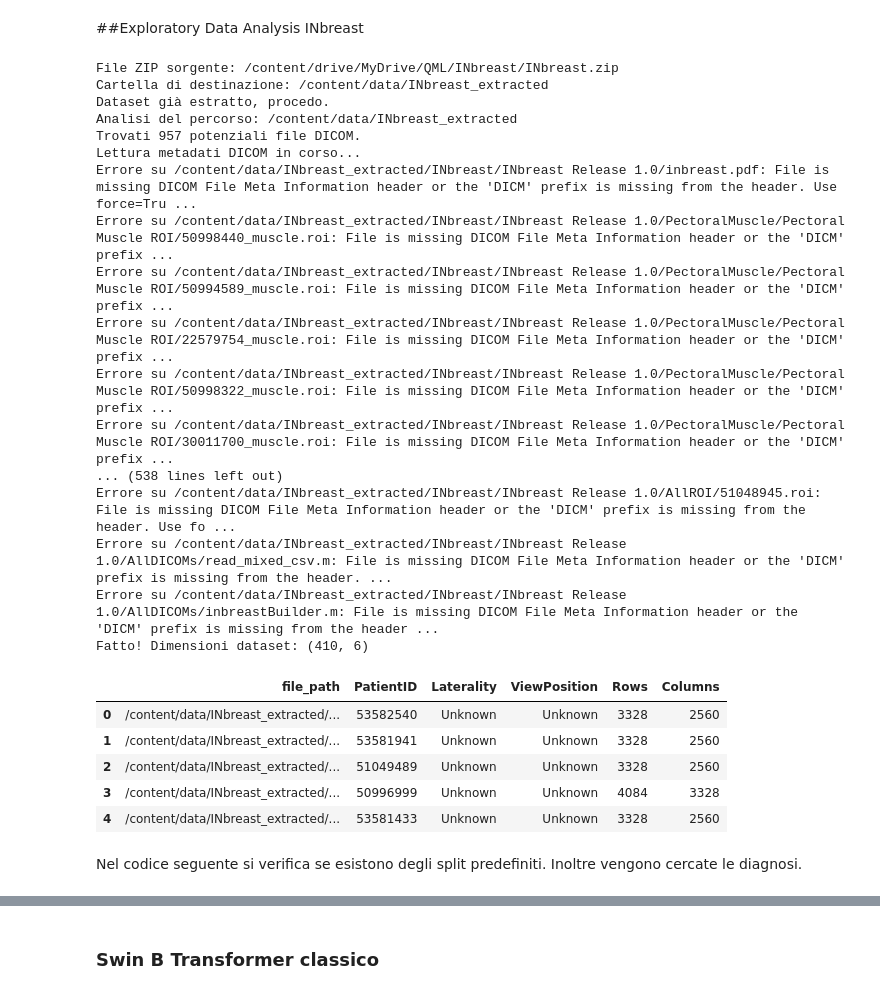
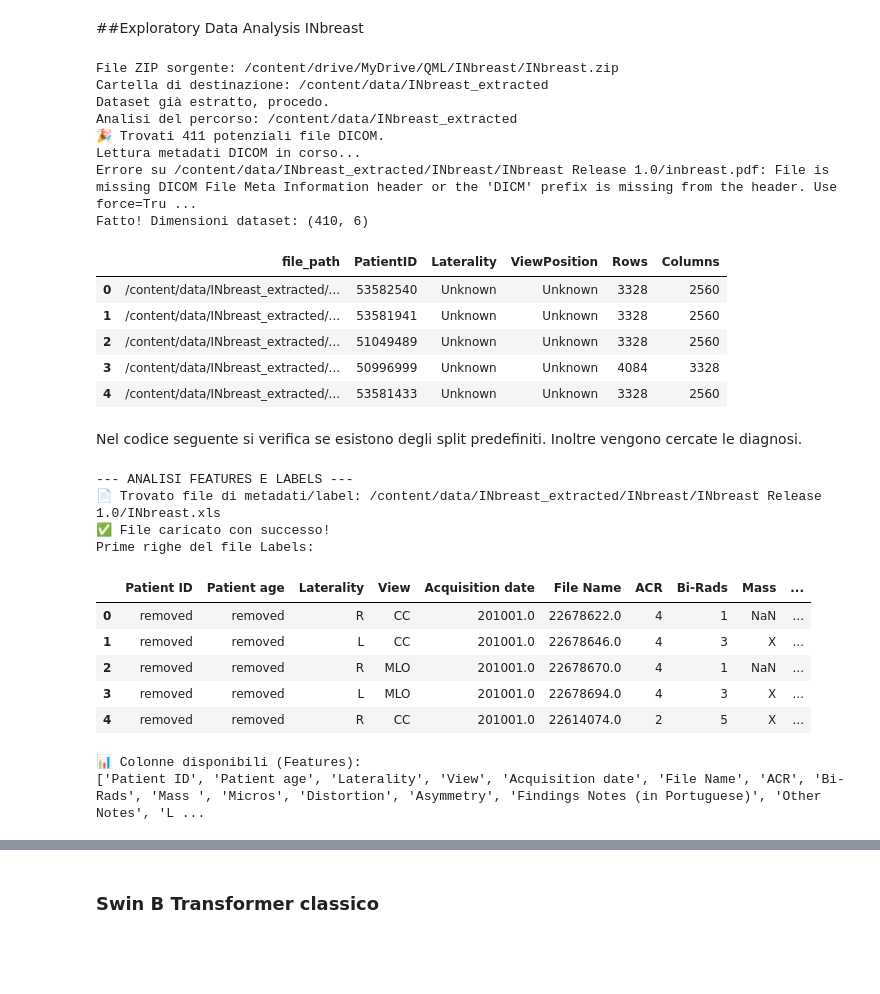
Before and after one commit to Epot12/QML_project, a Jupyter notebook: QML_project.ipynb, the cells around one changed output, grey strips where cells are left out. Drawn from its saved outputs; the diff is of its cells as text; code cells hidden in the pictures; blank space fills up the shorter version.

```diff
--- a/QML_project.ipynb
+++ b/QML_project.ipynb
@@ -60,11 +60,11 @@ print(f"Analisi del percorso: {dataset_root}")
 dicom_files = []
 for root, dirs, files in os.walk(dataset_root):
     for file in files:
-        # Controllo euristico e ignoriamo i file di sistema/macOS
-        if not file.startswith('.') and not file.endswith(('.xls', '.xlsx', '.csv', '.xml', '.txt', '.zip')):
+        # AGGIUNTO: .roi e .m alla lista delle esclusioni
+        if not file.startswith('.') and not file.endswith(('.xls', '.xlsx', '.csv', '.xml', '.txt', '.zip', '.roi', '.m')):
              dicom_files.append(os.path.join(root, file))
 
-print(f"Trovati {len(dicom_files)} potenziali file DICOM.")
+print(f"🎉 Trovati {len(dicom_files)} potenziali file DICOM.")
 
 # 4. Estrazione Metadati
 data_list = []
@@ -106,18 +106,9 @@ File ZIP sorgente: /content/drive/MyDrive/QML/INbreast/INbreast.zip
 Cartella di destinazione: /content/data/INbreast_extracted
 Dataset già estratto, procedo.
 Analisi del percorso: /content/data/INbreast_extracted
-Trovati 957 potenziali file DICOM.
+🎉 Trovati 411 potenziali file DICOM.
 Lettura metadati DICOM in corso...
 Errore su /content/data/INbreast_extracted/INbreast/INbreast Release 1.0/inbreast.pdf: File is missing DICOM File Meta Information header or the 'DICM' prefix is missing from the header. Use force=Tru ...
-Errore su /content/data/INbreast_extracted/INbreast/INbreast Release 1.0/PectoralMuscle/Pectoral Muscle ROI/50998440_muscle.roi: File is missing DICOM File Meta Information header or the 'DICM' prefix ...
-Errore su /content/data/INbreast_extracted/INbreast/INbreast Release 1.0/PectoralMuscle/Pectoral Muscle ROI/50994589_muscle.roi: File is missing DICOM File Meta Information header or the 'DICM' prefix ...
-Errore su /content/data/INbreast_extracted/INbreast/INbreast Release 1.0/PectoralMuscle/Pectoral Muscle ROI/22579754_muscle.roi: File is missing DICOM File Meta Information header or the 'DICM' prefix ...
-Errore su /content/data/INbreast_extracted/INbreast/INbreast Release 1.0/PectoralMuscle/Pectoral Muscle ROI/50998322_muscle.roi: File is missing DICOM File Meta Information header or the 'DICM' prefix ...
-Errore su /content/data/INbreast_extracted/INbreast/INbreast Release 1.0/PectoralMuscle/Pectoral Muscle ROI/30011700_muscle.roi: File is missing DICOM File Meta Information header or the 'DICM' prefix ...
-... (538 lines left out)
-Errore su /content/data/INbreast_extracted/INbreast/INbreast Release 1.0/AllROI/51048945.roi: File is missing DICOM File Meta Information header or the 'DICM' prefix is missing from the header. Use fo ...
-Errore su /content/data/INbreast_extracted/INbreast/INbreast Release 1.0/AllDICOMs/read_mixed_csv.m: File is missing DICOM File Meta Information header or the 'DICM' prefix is missing from the header. ...
-Errore su /content/data/INbreast_extracted/INbreast/INbreast Release 1.0/AllDICOMs/inbreastBuilder.m: File is missing DICOM File Meta Information header or the 'DICM' prefix is missing from the header ...
 Fatto! Dimensioni dataset: (410, 6)
 |  | file_path | PatientID | Laterality | ViewPosition | Rows | Columns |
 | 0 | /content/data/INbreast_extracted/... | 53582540 | Unknown | Unknown | 3328 | 2560 |
@@ -177,0 +121,57 @@ else:
+# %%
+# Cerca il file Excel con le diagnosi (BI-RADS)
+xls_files = glob.glob(os.path.join(dataset_root, '**/*.xls*'), recursive=True)
+csv_files = glob.glob(os.path.join(dataset_root, '**/*.csv'), recursive=True)
+
+# Uniamo le liste
+candidates = xls_files + csv_files
+
+# --- FILTRO DI SICUREZZA (Nuovo!) ---
+# Ignoriamo file che iniziano con '._' (Mac) o '~$' (File aperti di Windows)
+metadata_files = [f for f in candidates if not os.path.basename(f).startswith(('._', '~$'))]
+
+print("\n--- ANALISI FEATURES E LABELS ---")
+if metadata_files:
+    # Prendiamo il primo file valido trovato
+    meta_path = metadata_files[0]
+    print(f"📄 Trovato file di metadati/label: {meta_path}")
+
+    # Carica a seconda del formato
+    try:
+        if meta_path.endswith('.csv'):
+            # Proviamo con ; che è standard INbreast, se fallisce pandas ci avvisa
+            df_labels = pd.read_csv(meta_path, sep=';')
+            if df_labels.shape[1] < 2: # Se ha letto tutto in una colonna sola, riprova con la virgola
+                print("⚠️ Separatore ';' non valido, riprovo con ','")
+                df_labels = pd.read_csv(meta_path, sep=',')
+        else:
+            df_labels = pd.read_excel(meta_path)
+
+        print("✅ File caricato con successo!")
+        print("Prime righe del file Labels:")
+        display(df_labels.head())
+        print("\n📊 Colonne disponibili (Features):")
+        print(df_labels.columns.tolist())
+
+    except Exception as e:
+        print(f"❌ Errore nella lettura del file Excel: {e}")
+
+else:
+    print("⚠️ ATTENZIONE: Nessun file Excel/CSV valido trovato.")
+    print("Controlla se il file 'INbreast.xls' è presente nello zip.")
+
+# NOTA: Ho rimosso temporaneamente i grafici.
+# Farai i grafici DOPO aver unito (merge) questo df_labels con df_images.
+# %% [output]
+--- ANALISI FEATURES E LABELS ---
+📄 Trovato file di metadati/label: /content/data/INbreast_extracted/INbreast/INbreast Release 1.0/INbreast.xls
+✅ File caricato con successo!
+Prime righe del file Labels:
+|  | Patient ID | Patient age | Laterality | View | Acquisition date | File Name | ACR | Bi-Rads | Mass | ... |
+| 0 | removed | removed | R | CC | 201001.0 | 22678622.0 | 4 | 1 | NaN | ... |
+| 1 | removed | removed | L | CC | 201001.0 | 22678646.0 | 4 | 3 | X | ... |
+| 2 | removed | removed | R | MLO | 201001.0 | 22678670.0 | 4 | 1 | NaN | ... |
+| 3 | removed | removed | L | MLO | 201001.0 | 22678694.0 | 4 | 3 | X | ... |
+| 4 | removed | removed | R | CC | 201001.0 | 22614074.0 | 2 | 5 | X | ... |
+📊 Colonne disponibili (Features):
+['Patient ID', 'Patient age', 'Laterality', 'View', 'Acquisition date', 'File Name', 'ACR', 'Bi-Rads', 'Mass ', 'Micros', 'Distortion', 'Asymmetry', 'Findings Notes (in Portuguese)', 'Other Notes', 'L ...
```
Also changed, not shown: parts of 6 cells of this notebook.
